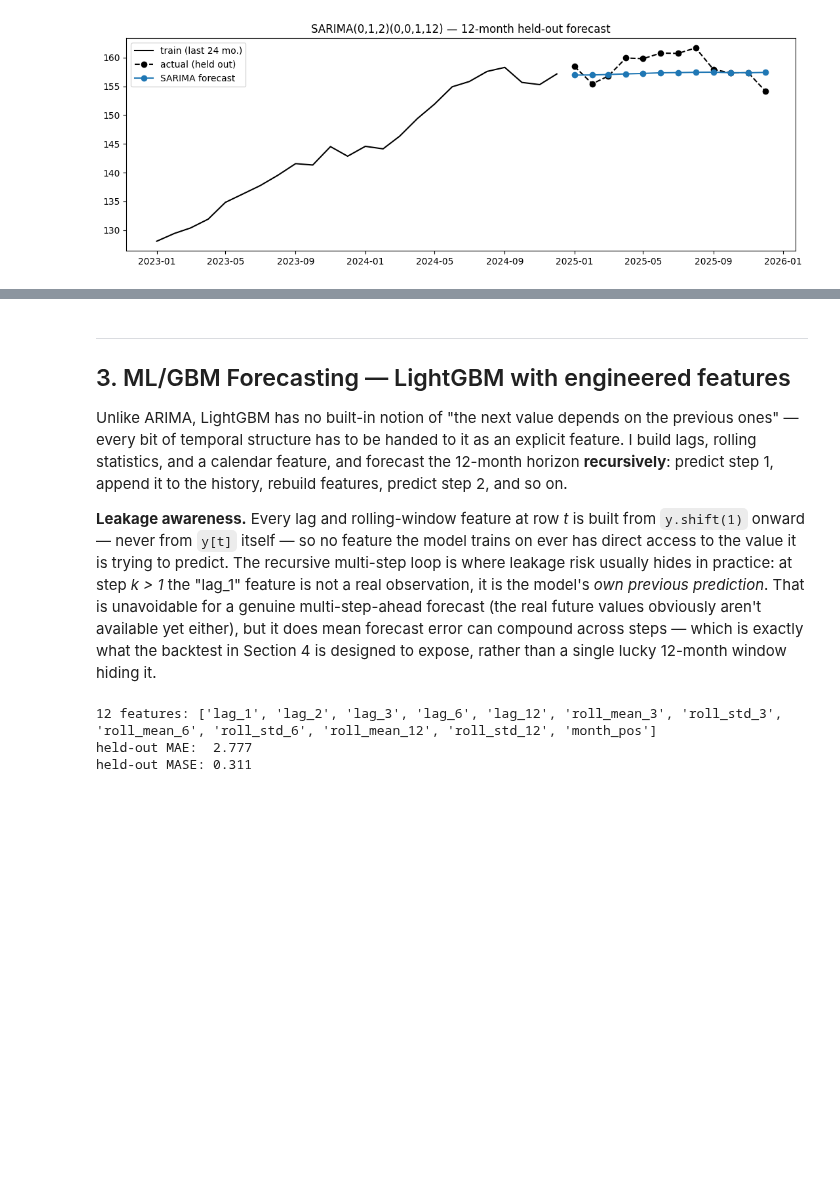
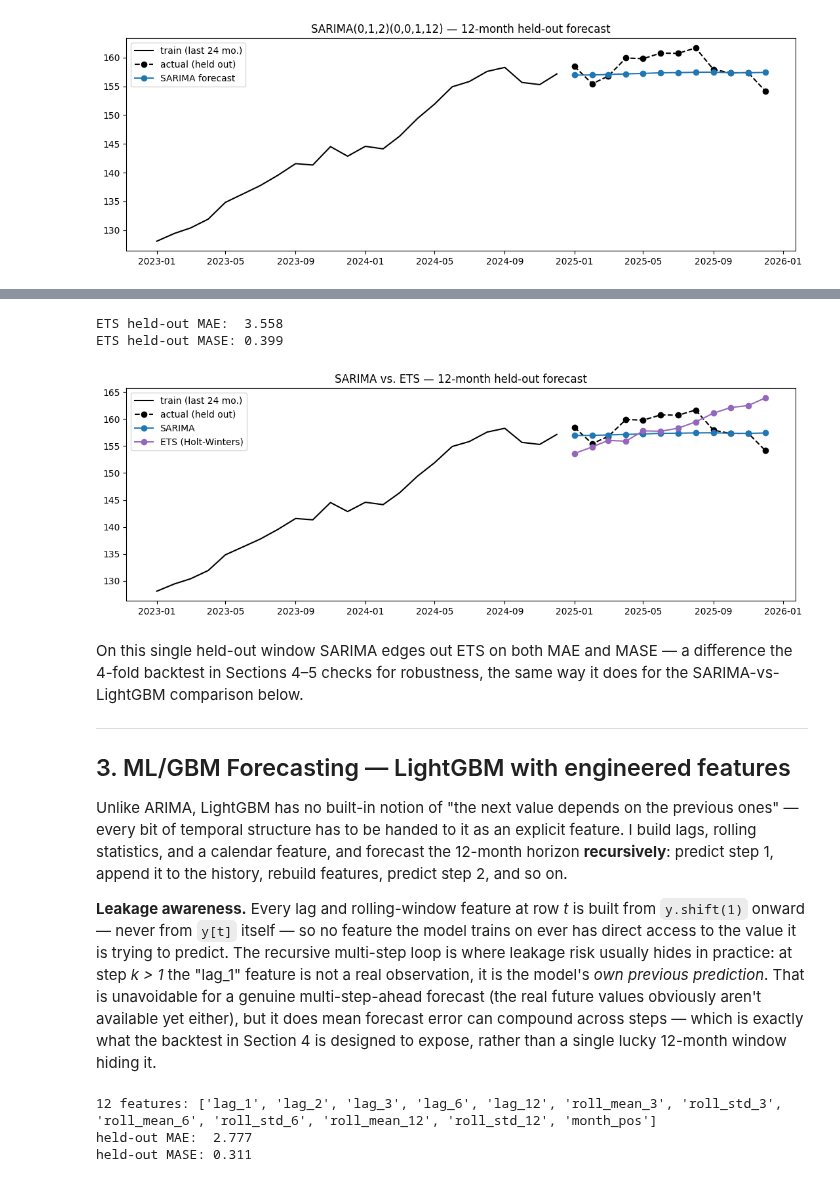
Before and after one commit to yalmutairi72-cpu/Data-science-Project1, a Jupyter notebook: capstone_economic_indicator.ipynb, the cells around one changed output, grey strips where cells are left out. Drawn from its saved outputs; the diff is of its cells as text; code cells hidden in the pictures; blank space fills up the shorter version.

```diff
--- a/capstone_economic_indicator.ipynb
+++ b/capstone_economic_indicator.ipynb
@@ -34,12 +34,13 @@ import subprocess, sys
 def _pip_install(*pkgs):
     subprocess.run([sys.executable, "-m", "pip", "install", "-q", *pkgs], check=True)
 
-_pip_install("pandas", "numpy", "matplotlib", "statsmodels", "lightgbm", "scikit-learn")
+_pip_install("pandas", "numpy", "matplotlib", "statsmodels", "lightgbm",
+             "scikit-learn", "prophet", "sktime")
 
 import pathlib
 import urllib.request
 
-REPO = "MohammadYusif/time-series-forecasting-ai-systems"
+REPO_SRC = "MohammadYusif/time-series-forecasting-ai-systems"
 BRANCH = "main"
 
 def fetch(rel_path: str) -> str:
@@ -51,17 +52,20 @@ def fetch(rel_path: str) -> str:
             return candidate
     dest = pathlib.Path(pathlib.Path(rel_path).name)
     if not dest.exists():
-        url = f"https://raw.githubusercontent.com/{REPO}/{BRANCH}/{rel_path}"
+        url = f"https://raw.githubusercontent.com/{REPO_SRC}/{BRANCH}/{rel_path}"
         urllib.request.urlretrieve(url, dest)
     return str(dest)
 
 sys.path.insert(0, str(pathlib.Path(fetch("common/metrics.py")).parent))
-from metrics import mae, rmse, mape, smape, wape, mase, coverage, interval_width
+from metrics import mae, rmse, mape, smape, wape, mase, pinball_loss, coverage, interval_width
 sys.path.insert(0, str(pathlib.Path(fetch("common/backtest.py")).parent))
 from backtest import expanding_window_splits, rolling_window_splits, run_backtest, seasonal_naive_forecast
 
 import warnings
 warnings.filterwarnings("ignore")
+import logging
+logging.getLogger("cmdstanpy").setLevel(logging.WARNING)
+logging.getLogger("prophet").setLevel(logging.WARNING)
 
 import pandas as pd
 import numpy as np
@@ -322,0 +342,13 @@ held-out MASE (seasonal_period=12): 0.219
+# %%
+from statsmodels.tsa.holtwinters import ExponentialSmoothing
+
+ets_model = ExponentialSmoothing(
+    train_full, trend="add", seasonal="add", seasonal_periods=12,
+    initialization_method="estimated",
+)
+ets_fit = ets_model.fit()
+print(f"ETS (Holt-Winters, additive trend + additive seasonal) AIC: {ets_fit.aic:.2f}")
+print(ets_fit.params)
+
+lb_ets = acorr_ljungbox(ets_fit.resid, lags=[6, 12, 24], return_df=True)
+print(lb_ets)
@@ -323,4 +375,26 @@ held-out MASE (seasonal_period=12): 0.219
+# %%
+ets_forecast = ets_fit.forecast(12)
+
+fig, ax = plt.subplots(figsize=(11, 4))
+ax.plot(train_full.index[-24:], train_full.values[-24:], color="black", label="train (last 24 mo.)")
+ax.plot(test_full.index, test_full.values, color="black", linestyle="--", marker="o", label="actual (held out)")
+ax.plot(test_full.index, sarima_mean.values, color="tab:blue", marker="o", label="SARIMA")
+ax.plot(test_full.index, ets_forecast.values, color="tab:purple", marker="o", label="ETS (Holt-Winters)")
+ax.legend()
+ax.set_title("SARIMA vs. ETS — 12-month held-out forecast")
+plt.tight_layout()
+
+print(f"ETS held-out MAE:  {mae(test_full.values, ets_forecast.values):.3f}")
+print(f"ETS held-out MASE: {mase(test_full.values, ets_forecast.values, train_full.values, seasonal_period=12):.3f}")
+# %% [output]
+ETS held-out MAE:  3.558
+ETS held-out MASE: 0.399
+[figure, added]
 # %% [markdown]
+On this single held-out window SARIMA edges out ETS on both MAE and MASE — a
+difference the 4-fold backtest in Sections 4–5 checks for robustness, the same way
+it does for the SARIMA-vs-LightGBM comparison below.
+
 ---
 
 ## 3. ML/GBM Forecasting — LightGBM with engineered features
```
Also changed, not shown: parts of 32 cells of this notebook.
